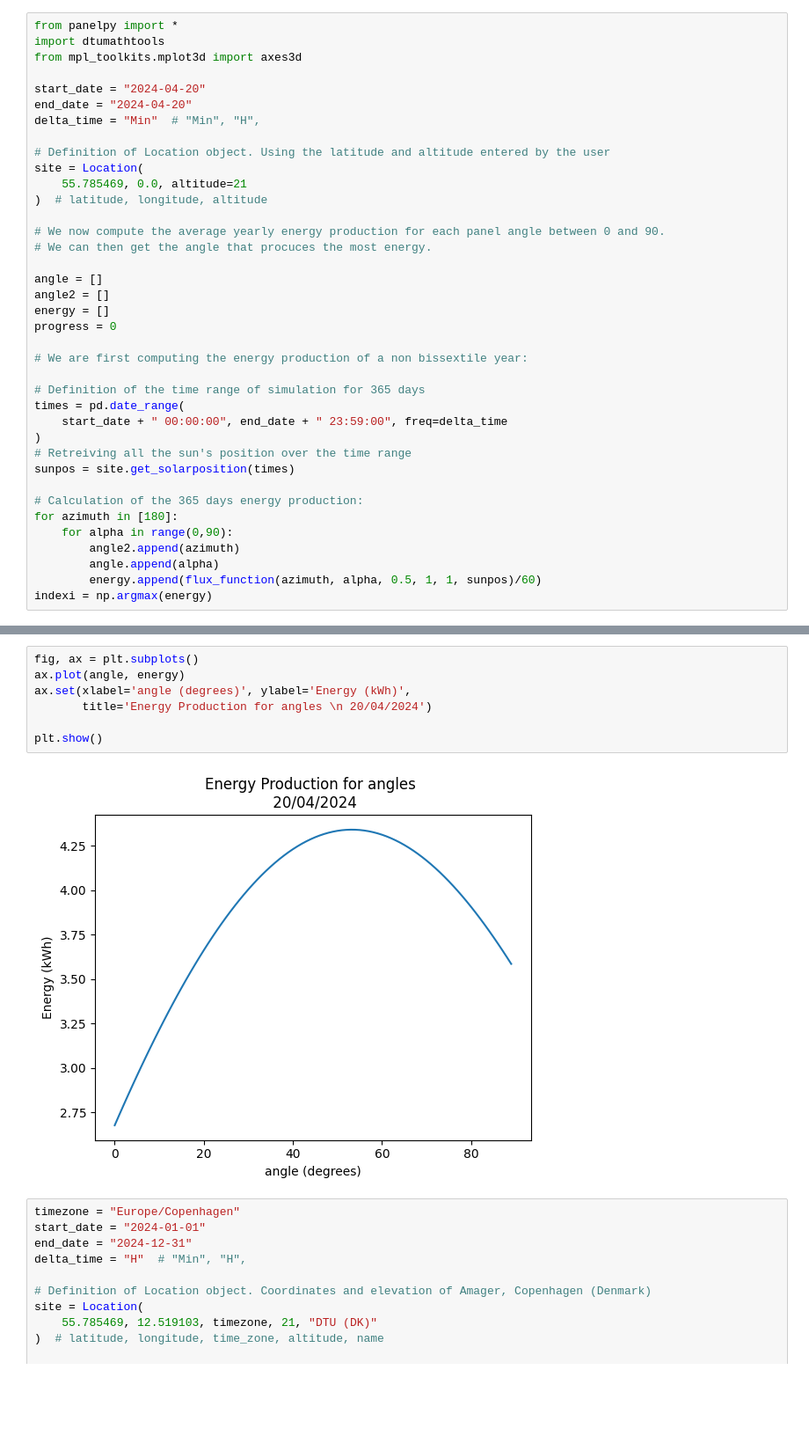
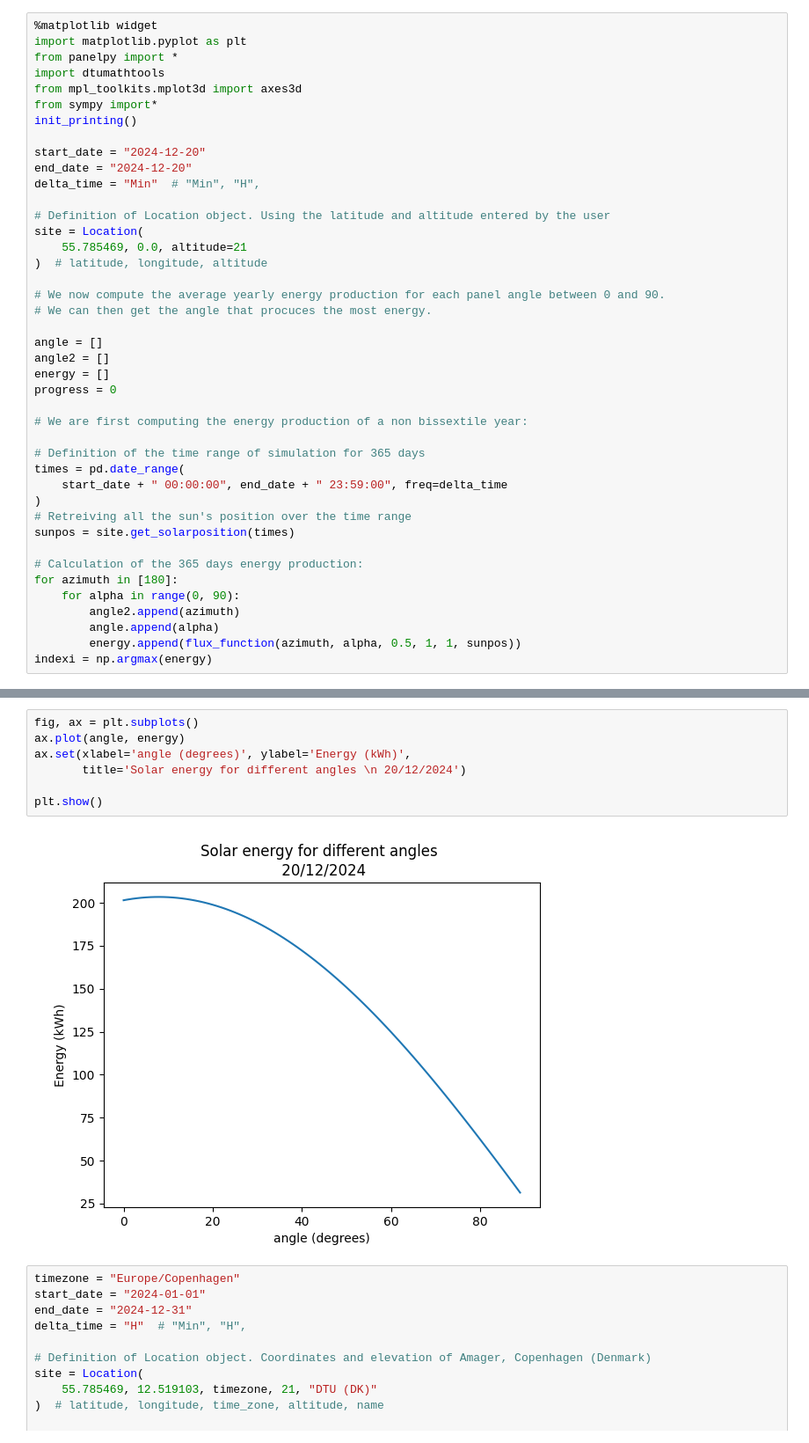
Before and after one commit to Romultra/Ultra-solar-panels, a Jupyter notebook: panelgrap.ipynb, the cells around one changed output, grey strips where cells are left out. Shown at 88% size. Cells and saved outputs as stored; diff of their text form; blank space fills up the shorter version.

Commit message:
Cleanup, plotting and misc thing, honestly I don't remember.

```diff
--- a/panelgrap.ipynb
+++ b/panelgrap.ipynb
@@ -1,10 +1,14 @@
 # %%
+%matplotlib widget
+import matplotlib.pyplot as plt
 from panelpy import *
 import dtumathtools
 from mpl_toolkits.mplot3d import axes3d
+from sympy import*
+init_printing()
 
-start_date = "2024-04-20"
-end_date = "2024-04-20"
+start_date = "2024-12-20"
+end_date = "2024-12-20"
 delta_time = "Min"  # "Min", "H",
 
 # Definition of Location object. Using the latitude and altitude entered by the user
@@ -31,10 +35,10 @@ sunpos = site.get_solarposition(times)
 
 # Calculation of the 365 days energy production:
 for azimuth in [180]:
-    for alpha in range(0,90):
+    for alpha in range(0, 90):
         angle2.append(azimuth)
         angle.append(alpha)
-        energy.append(flux_function(azimuth, alpha, 0.5, 1, 1, sunpos)/60)
+        energy.append(flux_function(azimuth, alpha, 0.5, 1, 1, sunpos))
 indexi = np.argmax(energy)
 # %%
 from mpl_toolkits.mplot3d import axes3d
@@ -60,12 +63,12 @@ ax.view_init(40, 135, 0)
 # %%
 fig, ax = plt.subplots()
 ax.plot(angle, energy)
 ax.set(xlabel='angle (degrees)', ylabel='Energy (kWh)',
-       title='Energy Production for angles \n 20/04/2024')
+       title='Solar energy for different angles \n 20/12/2024')
 
 plt.show()
 # %% [output]
-[figure, old version]
+[figure, new version]
 # %%
 timezone = "Europe/Copenhagen"
 start_date = "2024-01-01"
```
Also changed, not shown: parts of 2 cells of this notebook, 14 other files.
